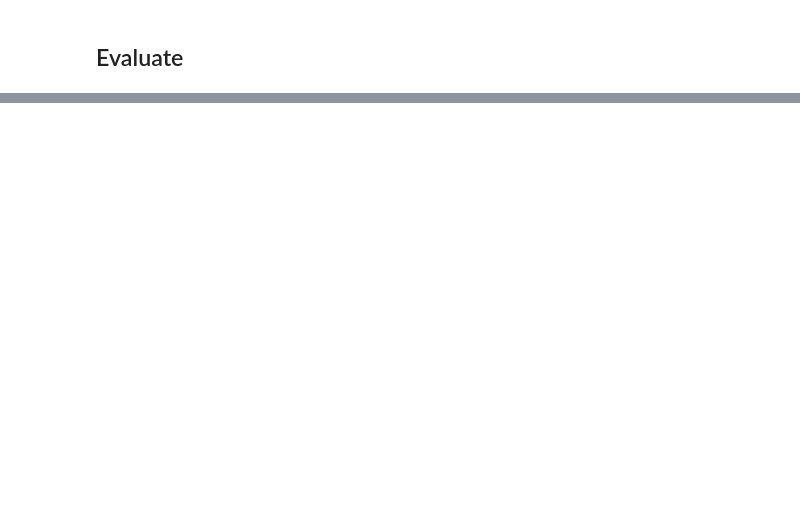
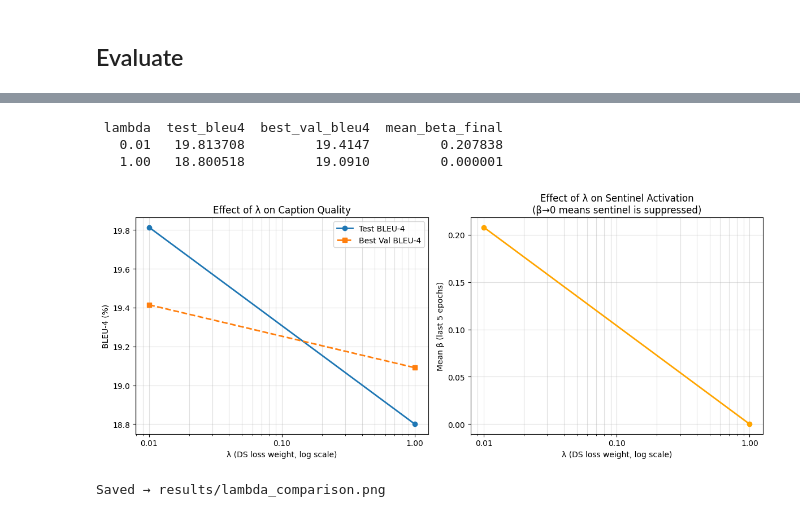
Before and after one commit to Miwi343/Neural_Image_Caption_Generator, a Jupyter notebook: notebooks/drive_repo_adaptive.ipynb, the cells around one changed output, grey strips where cells are left out. Saved outputs shown, nothing was run; the diff lists cells and outputs as text; code cells hidden in the pictures; blank space fills up the shorter version.

```diff
--- a/notebooks/drive_repo_adaptive.ipynb
+++ b/notebooks/drive_repo_adaptive.ipynb
@@ -208,0 +249,67 @@ print('Saved to results/adaptive_training_curves.png')
+# %%
+import json, re
+import pandas as pd
+import matplotlib.pyplot as plt
+import matplotlib.ticker as ticker
+from pathlib import Path
+
+results_dir = Path('results')
+
+rows = []
+for bleu_file in sorted(results_dir.glob('test_bleu_adaptive_lam*.json')):
+    m = re.search(r'lam([\d.eE+-]+)\.json$', bleu_file.name)
+    if not m:
+        continue
+    lam_val = float(m.group(1))
+    with open(bleu_file) as f:
+        bleu = json.load(f)['scores']
+
+    log_file = results_dir / f'training_log_adaptive_lam{m.group(1)}.csv'
+    if not log_file.exists():
+        continue
+    log = pd.read_csv(log_file)
+    mean_beta_final = log['mean_beta'].iloc[-5:].mean()   # avg over last 5 epochs
+    best_val_bleu4  = log['val_bleu4'].max()
+
+    rows.append({
+        'lambda':          lam_val,
+        'test_bleu4':      bleu['bleu4'] * 100,
+        'best_val_bleu4':  best_val_bleu4 * 100,
+        'mean_beta_final': mean_beta_final,
+    })
+
+if not rows:
+    print('No completed runs found yet. Run at least one λ value first.')
+else:
+    df = pd.DataFrame(rows).sort_values('lambda')
+    print(df.to_string(index=False))
+
+    fig, axes = plt.subplots(1, 2, figsize=(12, 5))
+
+    # Panel 1: BLEU-4 vs lambda
+    axes[0].plot(df['lambda'], df['test_bleu4'], marker='o', linewidth=2, label='Test BLEU-4')
+    axes[0].plot(df['lambda'], df['best_val_bleu4'], marker='s', linestyle='--', linewidth=2, label='Best Val BLEU-4')
+    axes[0].set_xscale('log')
+    axes[0].set(xlabel='λ (DS loss weight, log scale)', ylabel='BLEU-4 (%)', title='Effect of λ on Caption Quality')
+    axes[0].legend()
+    axes[0].grid(True, which='both', alpha=0.4)
+    axes[0].xaxis.set_major_formatter(ticker.ScalarFormatter())
+
+    # Panel 2: Mean β vs lambda
+    axes[1].plot(df['lambda'], df['mean_beta_final'], marker='o', color='orange', linewidth=2)
+    axes[1].set_xscale('log')
+    axes[1].set(xlabel='λ (DS loss weight, log scale)', ylabel='Mean β (last 5 epochs)',
+                title='Effect of λ on Sentinel Activation\n(β→0 means sentinel is suppressed)')
+    axes[1].grid(True, which='both', alpha=0.4)
+    axes[1].xaxis.set_major_formatter(ticker.ScalarFormatter())
+
+    plt.tight_layout()
+    plt.savefig('results/lambda_comparison.png', dpi=150, bbox_inches='tight')
+    plt.show()
+    print('Saved → results/lambda_comparison.png')
+# %% [output]
+ lambda  test_bleu4  best_val_bleu4  mean_beta_final
+   0.01   19.813708         19.4147         0.207838
+   1.00   18.800518         19.0910         0.000001
+[figure, added]
+Saved → results/lambda_comparison.png
```
Also changed, not shown: parts of 36 cells of this notebook, 37 other files.
